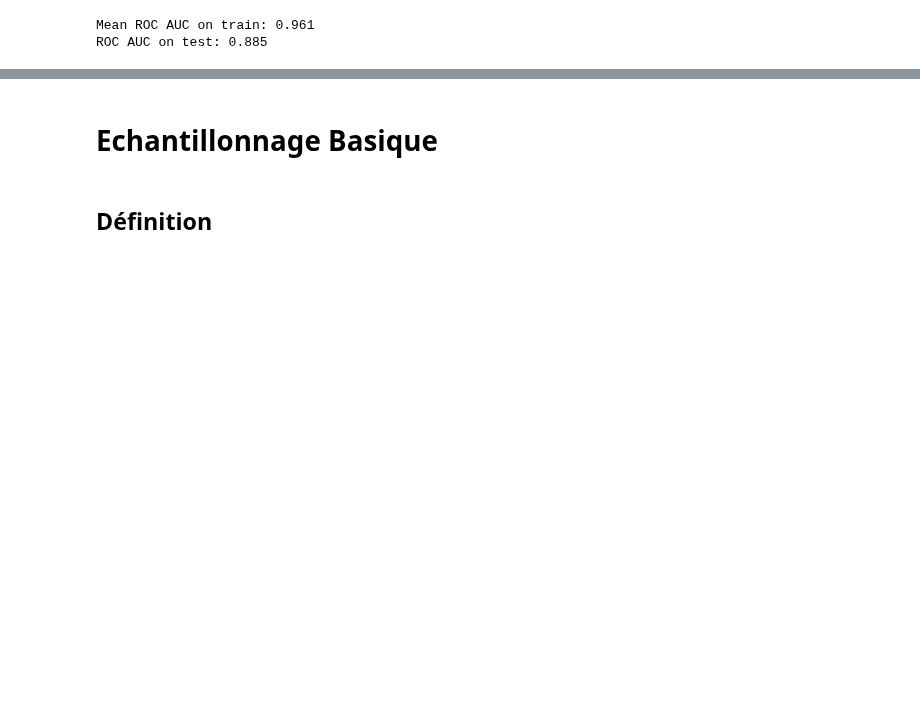
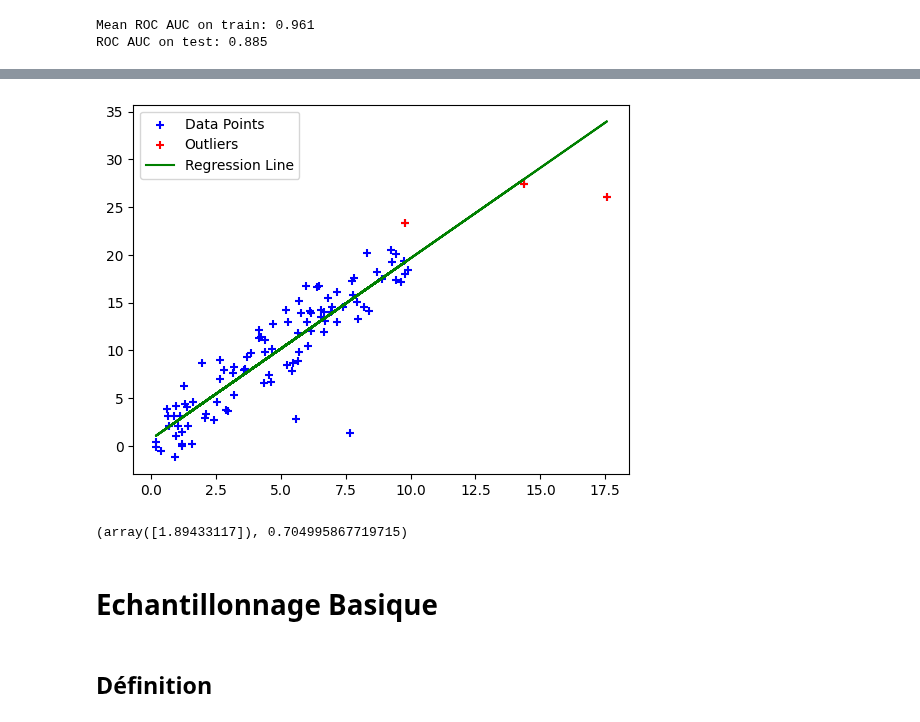
Before and after one commit to ElieLECAS/ML_avance, a Jupyter notebook: imbalanced_data/cours.ipynb, the cells around one changed output, grey strips where cells are left out. Drawn from its saved outputs; the diff is of its cells as text; code cells hidden in the pictures; blank space fills up the shorter version.

Commit message:
Add content, especially in weighting

```diff
--- a/imbalanced_data/cours.ipynb
+++ b/imbalanced_data/cours.ipynb
@@ -369,3 +460,29 @@ ROC AUC on test: 0.806
+# %%
+sample_weights = np.ones_like(y)
+sample_weights[is_outlier] = 0.1  # Lower weight for outliers
+# %%
+from sklearn.linear_model import LinearRegression
+
+
+# Training the model
+model = LinearRegression()
+model.fit(X, y, sample_weight=sample_weights)
+
+# Outputting the model's coefficients
+model_coef = model.coef_
+model_intercept = model.intercept_
+# %%
+# Plotting to visualize the outliers and the regression line
+plt.scatter(X, y, color='blue', label='Data Points', marker='+')
+plt.scatter(X[is_outlier], y[is_outlier], color='red', label='Outliers', marker='+')
+plt.plot(X, model.predict(X), color='green', label='Regression Line')
+plt.legend()
+plt.show()
+
+model_coef, model_intercept
+# %% [output]
+[figure, added]
+(array([1.89433117]), 0.704995867719715)
 # %% [markdown]
 # Echantillonnage Basique
 # %% [markdown]
```
Also changed, not shown: parts of 40 cells of this notebook.
